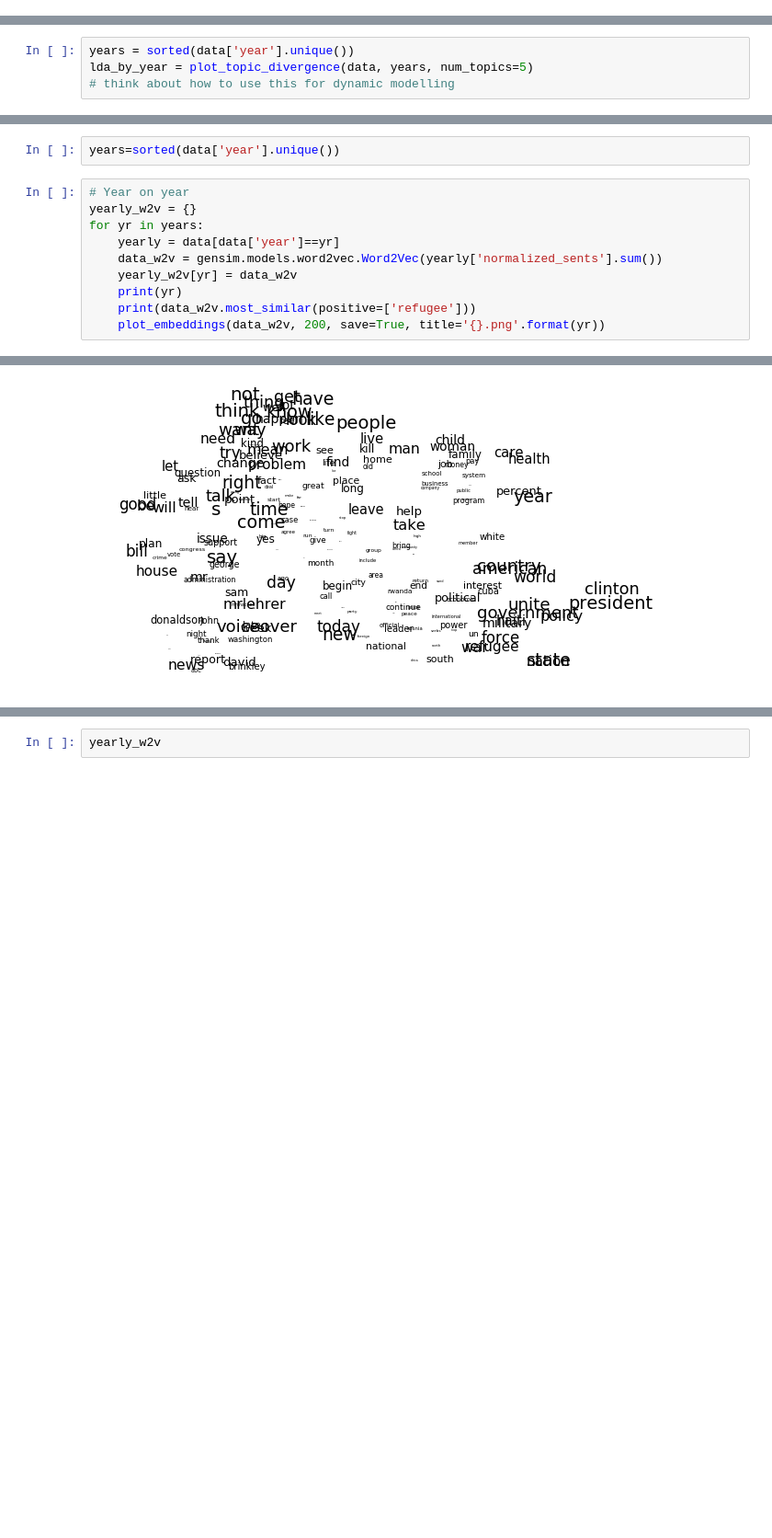
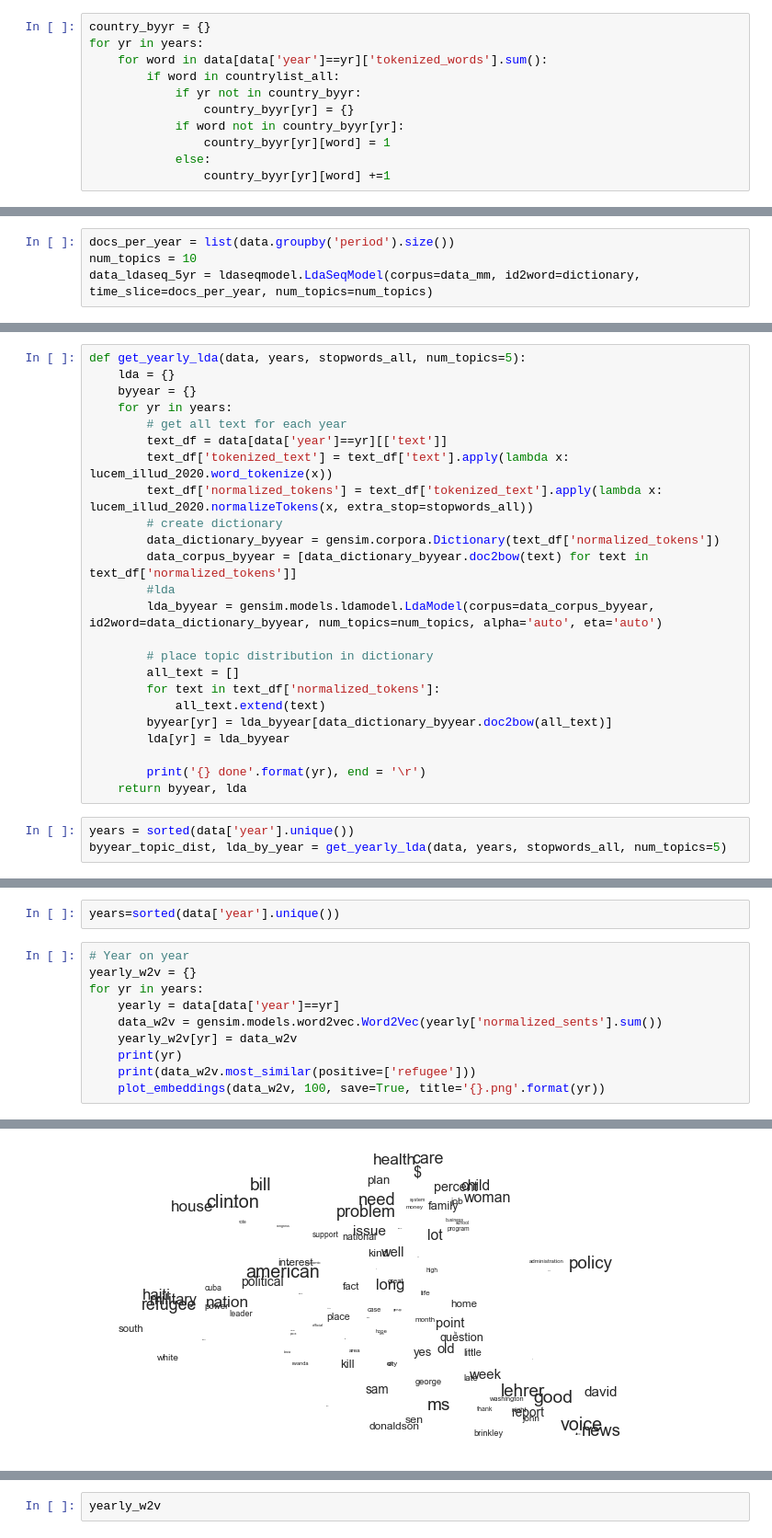
Before and after one commit to rachel-ker/refugeediscourse, a Jupyter notebook: analysis_template-COCA.ipynb, the cells around one changed output, grey strips where cells are left out. Shown at 92% size. Drawn from its saved outputs; the diff is of its cells as text; blank space fills up the shorter version.

```diff
--- a/analysis_template-COCA.ipynb
+++ b/analysis_template-COCA.ipynb
@@ -211,0 +305,11 @@ for yr in years:
+# %%
+country_byyr = {}
+for yr in years:
+    for word in data[data['year']==yr]['tokenized_words'].sum():
+        if word in countrylist_all:
+            if yr not in country_byyr:
+                country_byyr[yr] = {}
+            if word not in country_byyr[yr]:
+                country_byyr[yr][word] = 1
+            else:
+                country_byyr[yr][word] +=1
@@ -810,0 +986,4 @@ data_ldaseq.print_topics(time=25)
+# %%
+docs_per_year = list(data.groupby('period').size())
+num_topics = 10
+data_ldaseq_5yr = ldaseqmodel.LdaSeqModel(corpus=data_mm, id2word=dictionary, time_slice=docs_per_year, num_topics=num_topics)
@@ -964,5 +1265,28 @@ def get_topic_distribution(data, years, num_topics=5):
+# %%
+def get_yearly_lda(data, years, stopwords_all, num_topics=5):
+    lda = {}
+    byyear = {}
+    for yr in years:
+        # get all text for each year
+        text_df = data[data['year']==yr][['text']]
+        text_df['tokenized_text'] = text_df['text'].apply(lambda x: lucem_illud_2020.word_tokenize(x))
+        text_df['normalized_tokens'] = text_df['tokenized_text'].apply(lambda x: lucem_illud_2020.normalizeTokens(x, extra_stop=stopwords_all))
+        # create dictionary
+        data_dictionary_byyear = gensim.corpora.Dictionary(text_df['normalized_tokens'])
+        data_corpus_byyear = [data_dictionary_byyear.doc2bow(text) for text in text_df['normalized_tokens']]
+        #lda
+        lda_byyear = gensim.models.ldamodel.LdaModel(corpus=data_corpus_byyear, id2word=data_dictionary_byyear, num_topics=num_topics, alpha='auto', eta='auto')
+
+        # place topic distribution in dictionary
+        all_text = []
+        for text in text_df['normalized_tokens']:
+            all_text.extend(text)
+        byyear[yr] = lda_byyear[data_dictionary_byyear.doc2bow(all_text)]
+        lda[yr] = lda_byyear
+
+        print('{} done'.format(yr), end = '\r')
+    return byyear, lda
 # %%
 years = sorted(data['year'].unique())
-lda_by_year = plot_topic_divergence(data, years, num_topics=5)
-# think about how to use this for dynamic modelling
+byyear_topic_dist, lda_by_year = get_yearly_lda(data, years, stopwords_all, num_topics=5)
 # %% [output]
@@ -1132,6 +1439,6 @@ for yr in years:
     yearly_w2v[yr] = data_w2v
     print(yr)
     print(data_w2v.most_similar(positive=['refugee']))
-    plot_embeddings(data_w2v, 200, save=True, title='{}.png'.format(yr))
+    plot_embeddings(data_w2v, 100, save=True, title='{}.png'.format(yr))
 # %% [output]
 1990
@@ -1151,2 +1458,2 @@ for yr in years:
-[figure, old version]
+[figure, new version]
 1995
```
Also changed, not shown: parts of 109 cells of this notebook.
